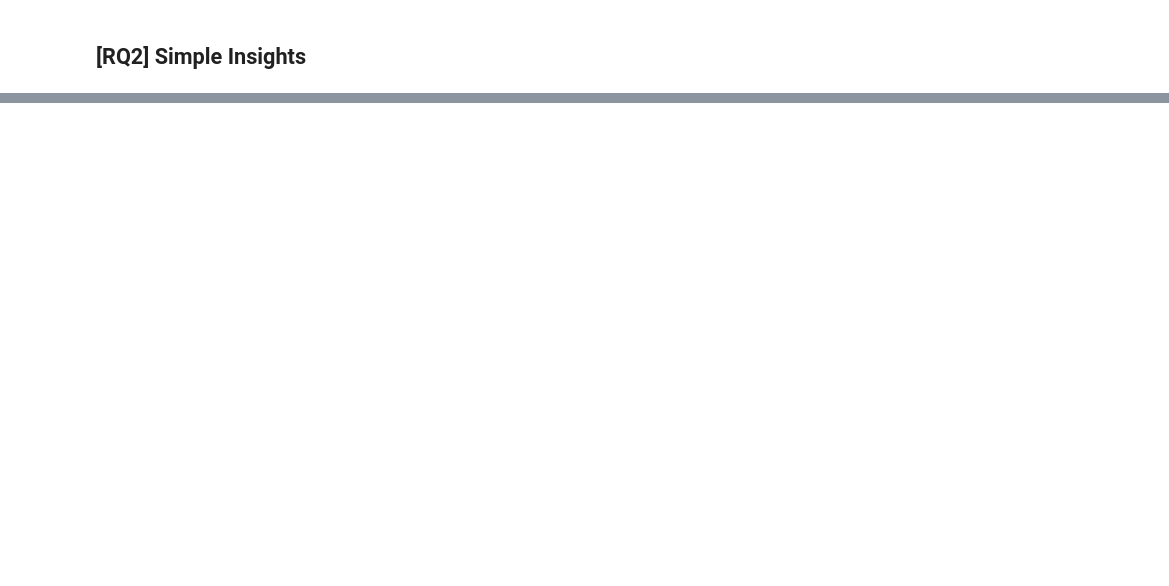
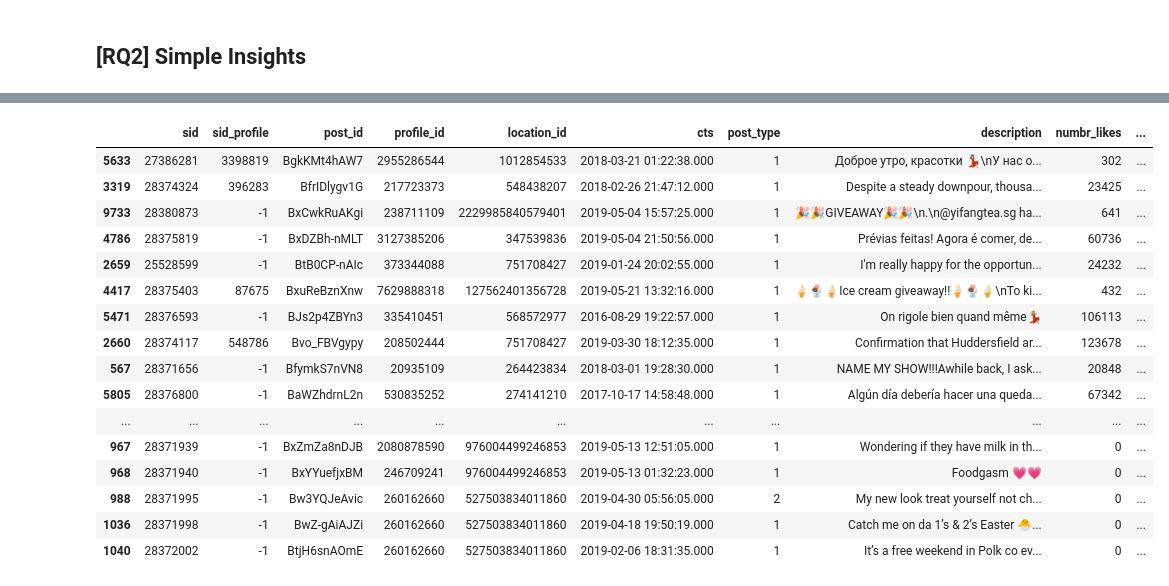
Before and after one commit to GiacomoBelliniStudent/ADM-HW2, a Jupyter notebook: main.ipynb, the cells around one changed output, grey strips where cells are left out. Cells and saved outputs as stored; diff of their text form; code cells hidden in the pictures; blank space fills up the shorter version.

```diff
--- a/main.ipynb
+++ b/main.ipynb
@@ -125,0 +156,23 @@ Unique profile names: 4508180
+# %%
+# What posts have the most and the least number of comments?
+most_comments = posts_chunk.sort_values(by='number_comments', ascending=False).head(10)
+least_comments = posts_chunk.sort_values(by=['number_comments', 'numbr_likes'], ascending=[True, True]).head(10)
+pd.concat([most_comments,least_comments], axis = 0)
+# %% [output]
+|  | sid | sid_profile | post_id | profile_id | location_id | cts | post_type | description | numbr_likes | ... |
+| 5633 | 27386281 | 3398819 | BgkKMt4hAW7 | 2955286544 | 1012854533 | 2018-03-21 01:22:38.000 | 1 | Доброе утро, красотки 💃🏻\nУ нас о... | 302 | ... |
+| 3319 | 28374324 | 396283 | BfrIDlygv1G | 217723373 | 548438207 | 2018-02-26 21:47:12.000 | 1 | Despite a steady downpour, thousa... | 23425 | ... |
+| 9733 | 28380873 | -1 | BxCwkRuAKgi | 238711109 | 2229985840579401 | 2019-05-04 15:57:25.000 | 1 | 🎉🎉GIVEAWAY🎉🎉\n.\n@yifangtea.sg ha... | 641 | ... |
+| 4786 | 28375819 | -1 | BxDZBh-nMLT | 3127385206 | 347539836 | 2019-05-04 21:50:56.000 | 1 | Prévias feitas! Agora é comer, de... | 60736 | ... |
+| 2659 | 25528599 | -1 | BtB0CP-nAIc | 373344088 | 751708427 | 2019-01-24 20:02:55.000 | 1 | I'm really happy for the opportun... | 24232 | ... |
+| 4417 | 28375403 | 87675 | BxuReBznXnw | 7629888318 | 127562401356728 | 2019-05-21 13:32:16.000 | 1 | 🍦🍨🍦Ice cream giveaway!!🍦🍨🍦\nTo ki... | 432 | ... |
+| 5471 | 28376593 | -1 | BJs2p4ZBYn3 | 335410451 | 568572977 | 2016-08-29 19:22:57.000 | 1 | On rigole bien quand même💃🏼 | 106113 | ... |
+| 2660 | 28374117 | 548786 | Bvo_FBVgypy | 208502444 | 751708427 | 2019-03-30 18:12:35.000 | 1 | Confirmation that Huddersfield ar... | 123678 | ... |
+| 567 | 28371656 | -1 | BfymkS7nVN8 | 20935109 | 264423834 | 2018-03-01 19:28:30.000 | 1 | NAME MY SHOW!!!Awhile back, I ask... | 20848 | ... |
+| 5805 | 28376800 | -1 | BaWZhdrnL2n | 530835252 | 274141210 | 2017-10-17 14:58:48.000 | 1 | Algún día debería hacer una queda... | 67342 | ... |
+| ... | ... | ... | ... | ... | ... | ... | ... | ... | ... | ... |
+| 967 | 28371939 | -1 | BxZmZa8nDJB | 2080878590 | 976004499246853 | 2019-05-13 12:51:05.000 | 1 | Wondering if they have milk in th... | 0 | ... |
+| 968 | 28371940 | -1 | BxYYuefjxBM | 246709241 | 976004499246853 | 2019-05-13 01:32:23.000 | 1 | Foodgasm 💗💗 | 0 | ... |
+| 988 | 28371995 | -1 | Bw3YQJeAvic | 260162660 | 527503834011860 | 2019-04-30 05:56:05.000 | 2 | My new look treat yourself not ch... | 0 | ... |
+| 1036 | 28371998 | -1 | BwZ-gAiAJZi | 260162660 | 527503834011860 | 2019-04-18 19:50:19.000 | 1 | Catch me on da 1’s & 2’s Easter 🐣... | 0 | ... |
+| 1040 | 28372002 | -1 | BtjH6snAOmE | 260162660 | 527503834011860 | 2019-02-06 18:31:35.000 | 1 | It’s a free weekend in Polk co ev... | 0 | ... |
```
Also changed, not shown: parts of 25 cells of this notebook.
